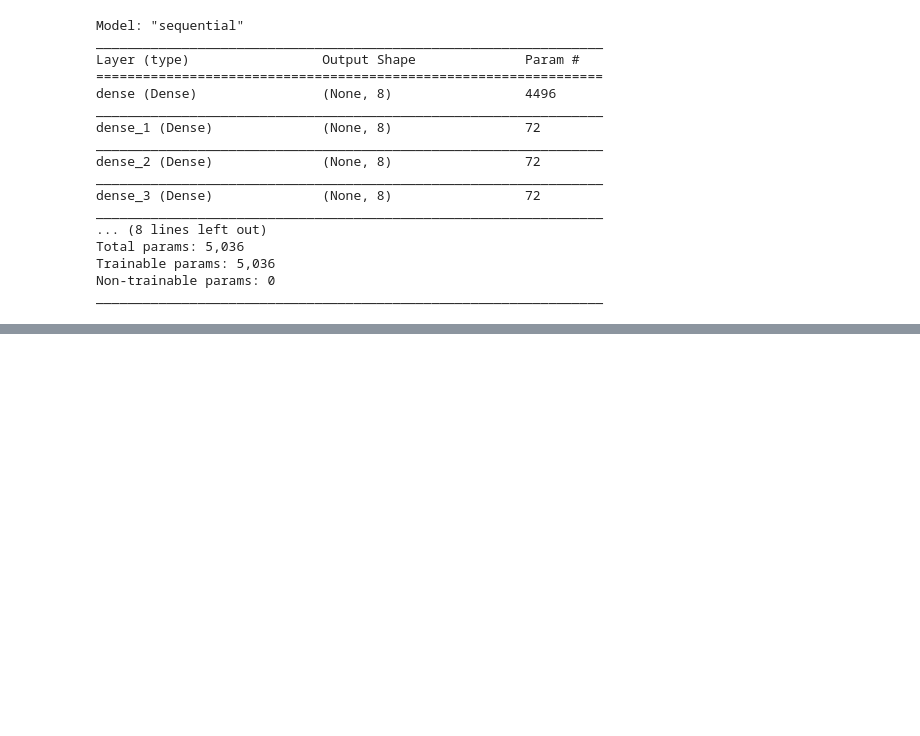
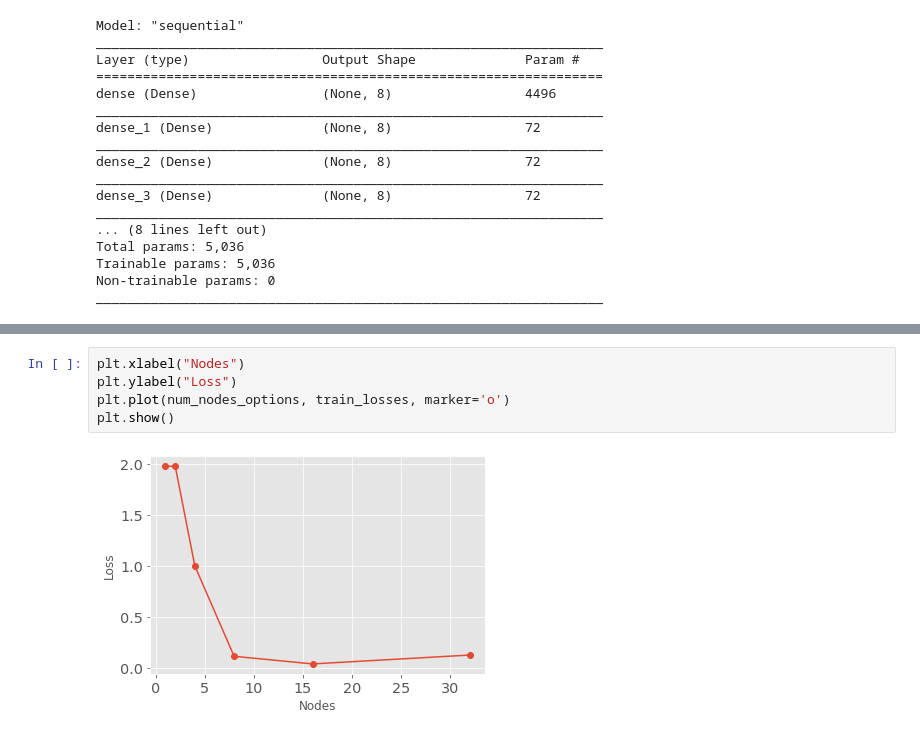
Before and after one commit to SeyedAlirezaFatemi/neural_network, a Jupyter notebook: neural_network.ipynb, the cells around one changed output, grey strips where cells are left out. Drawn from its saved outputs; the diff is of its cells as text; blank space fills up the shorter version.

```diff
--- a/neural_network.ipynb
+++ b/neural_network.ipynb
@@ -137,0 +233,7 @@ Epoch 10/10
+# %%
+plt.xlabel("Nodes")
+plt.ylabel("Loss")
+plt.plot(num_nodes_options, train_losses, marker='o')
+plt.show()
+# %% [output]
+[figure, added]
```
Also changed, not shown: parts of 17 cells of this notebook.
